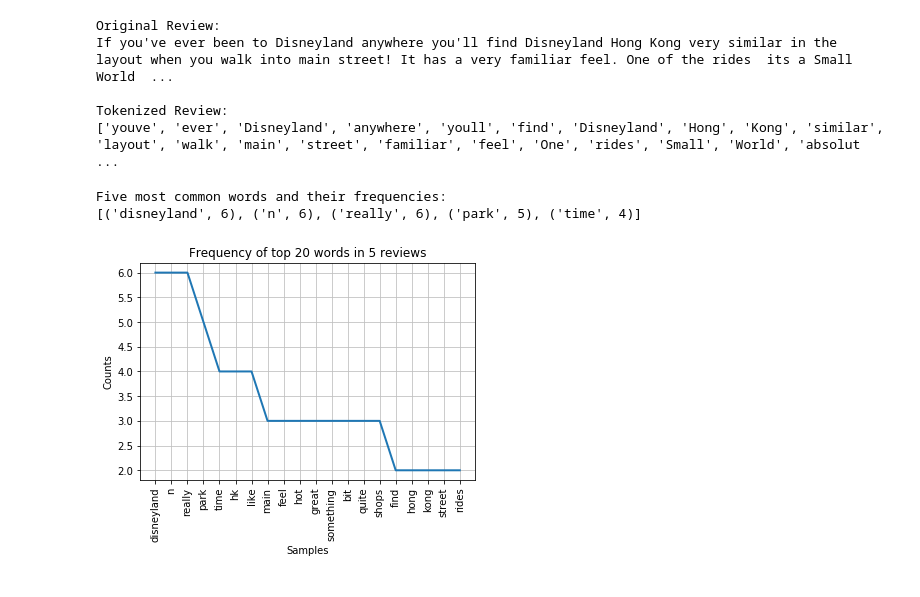
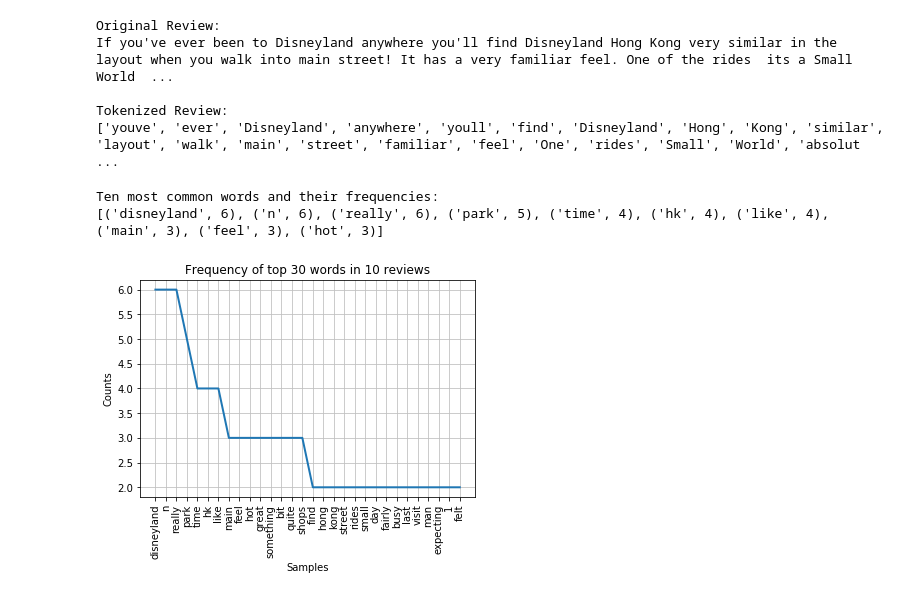
Before and after one commit to BeverlyOwino97/Natural-Language-Processing, a Jupyter notebook: Tokenization.ipynb, the cells around one changed output. Saved outputs shown, nothing was run; the diff lists cells and outputs as text; code cells hidden in the pictures.

```diff
--- a/Tokenization.ipynb
+++ b/Tokenization.ipynb
@@ -150,12 +156,12 @@ for token_rev in df['Token_Review']:
     for word in token_rev:
         disney_fdist[word.lower()] +=1
 # %%
-print ('Five most common words and their frequencies:')
-print(disney_fdist.most_common(5))
+print ('Ten most common words and their frequencies:')
+print(disney_fdist.most_common(10))
 
-disney_fdist.plot(20, title = 'Frequency of top 20 words in 5 reviews')
+disney_fdist.plot(30, title = 'Frequency of top 30 words in 10 reviews')
 plt.show()
 # %% [output]
-Five most common words and their frequencies:
-[('disneyland', 6), ('n', 6), ('really', 6), ('park', 5), ('time', 4)]
+Ten most common words and their frequencies:
+[('disneyland', 6), ('n', 6), ('really', 6), ('park', 5), ('time', 4), ('hk', 4), ('like', 4), ('main', 3), ('feel', 3), ('hot', 3)]
-[figure, old version]
+[figure, new version]
```
Also changed, not shown: parts of 2 cells of this notebook.
